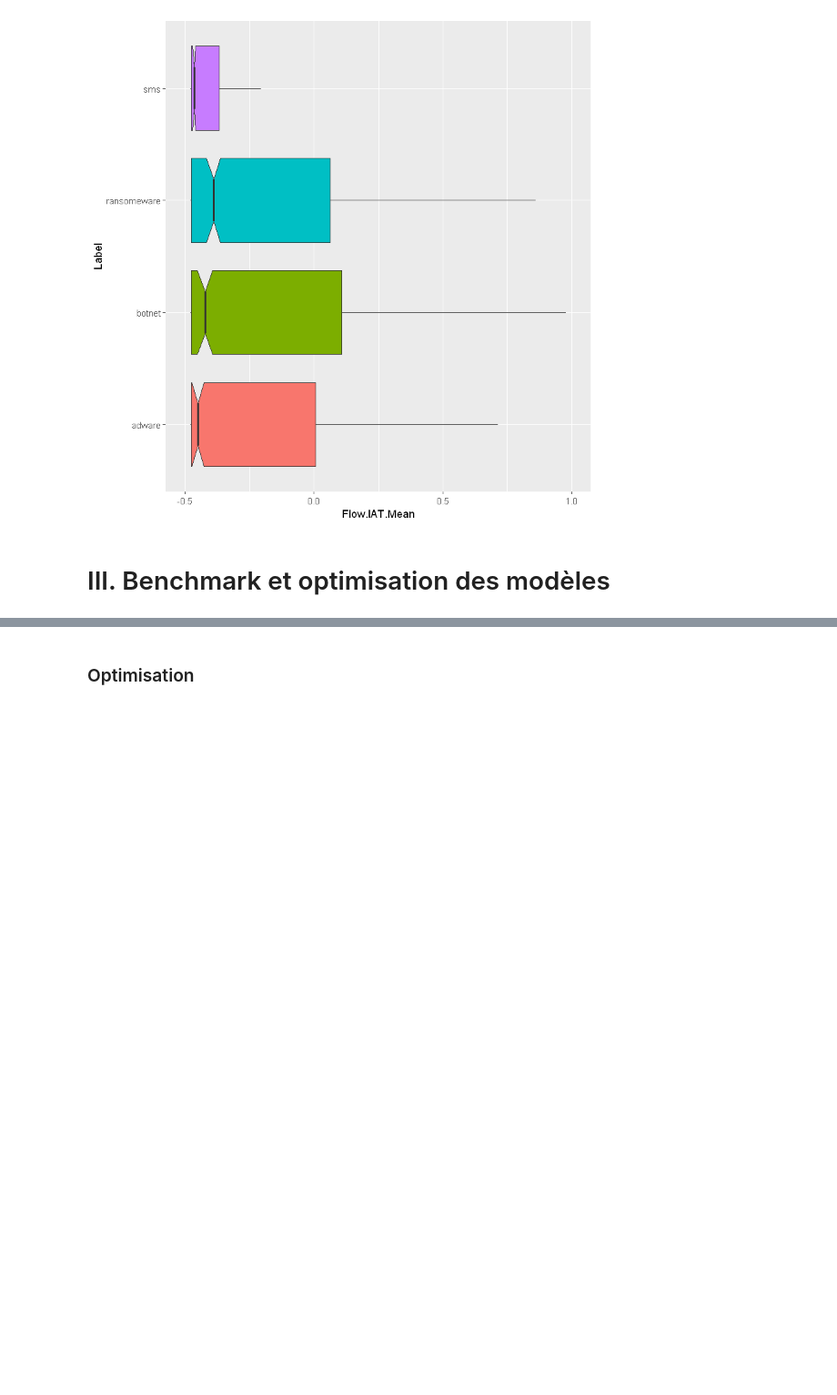
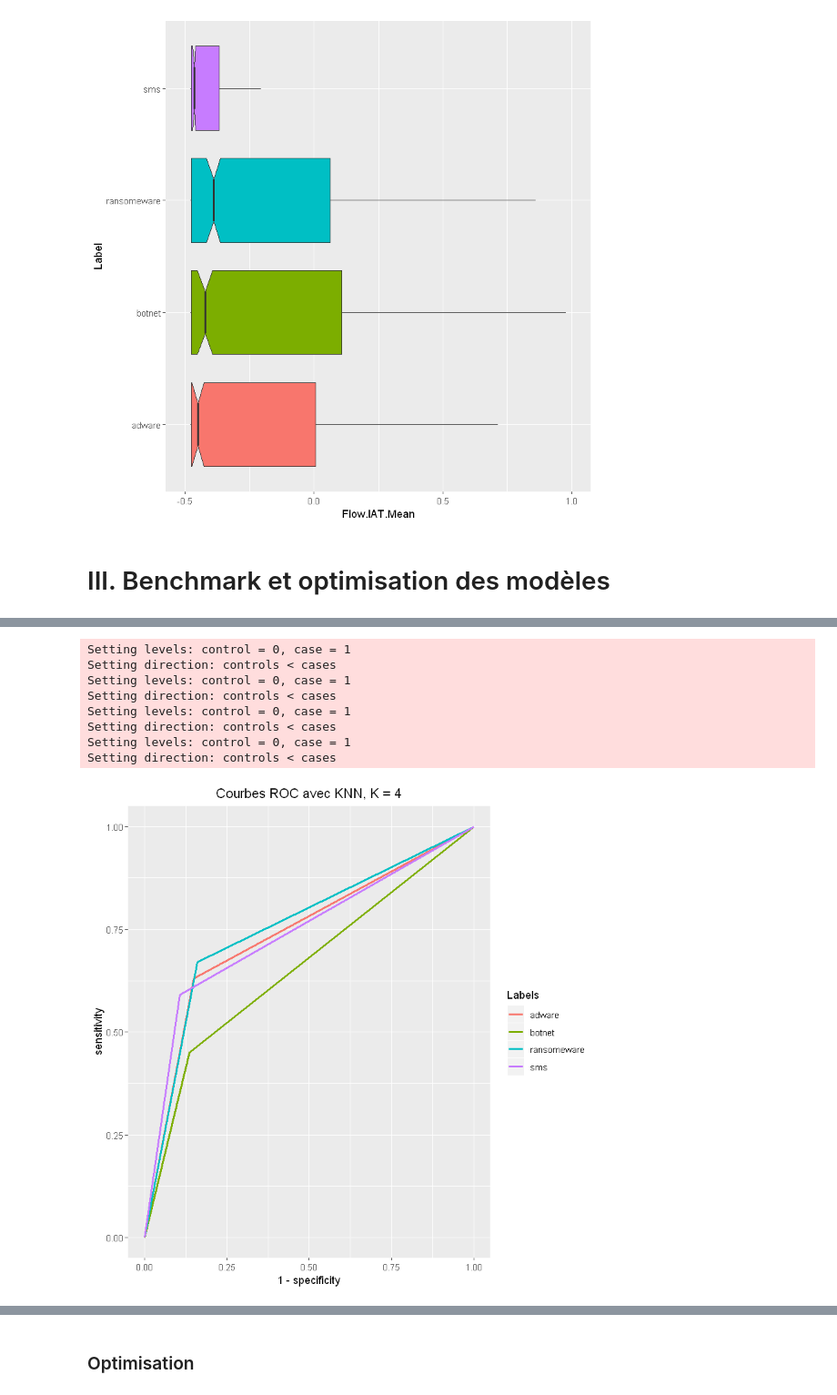
Before and after one commit to Lrakotoson/M_R, a Jupyter notebook: S2/Classification/Project/jet1.ipynb, the cells around one changed output, grey strips where cells are left out. Shown at 91% size. Cells and saved outputs as stored; diff of their text form; code cells hidden in the pictures; blank space fills up the shorter version.

```diff
--- a/S2/Classification/Project/jet1.ipynb
+++ b/S2/Classification/Project/jet1.ipynb
@@ -323,0 +402,16 @@ tune_control <- trainControl(
+# %%
+model_knn <- knn_cv$finalModel
+pred_knn <- predict(knn_cv, newdata = test_knn)
+# %%
+multiroc(test_knn$Label, pred_knn) +
+labs(title = "Courbes ROC avec KNN, K = 4")
+# %% [output]
+Setting levels: control = 0, case = 1
+Setting direction: controls < cases
+Setting levels: control = 0, case = 1
+Setting direction: controls < cases
+Setting levels: control = 0, case = 1
+Setting direction: controls < cases
+Setting levels: control = 0, case = 1
+Setting direction: controls < cases
+[figure, added]
```
Also changed, not shown: parts of 24 cells of this notebook.
